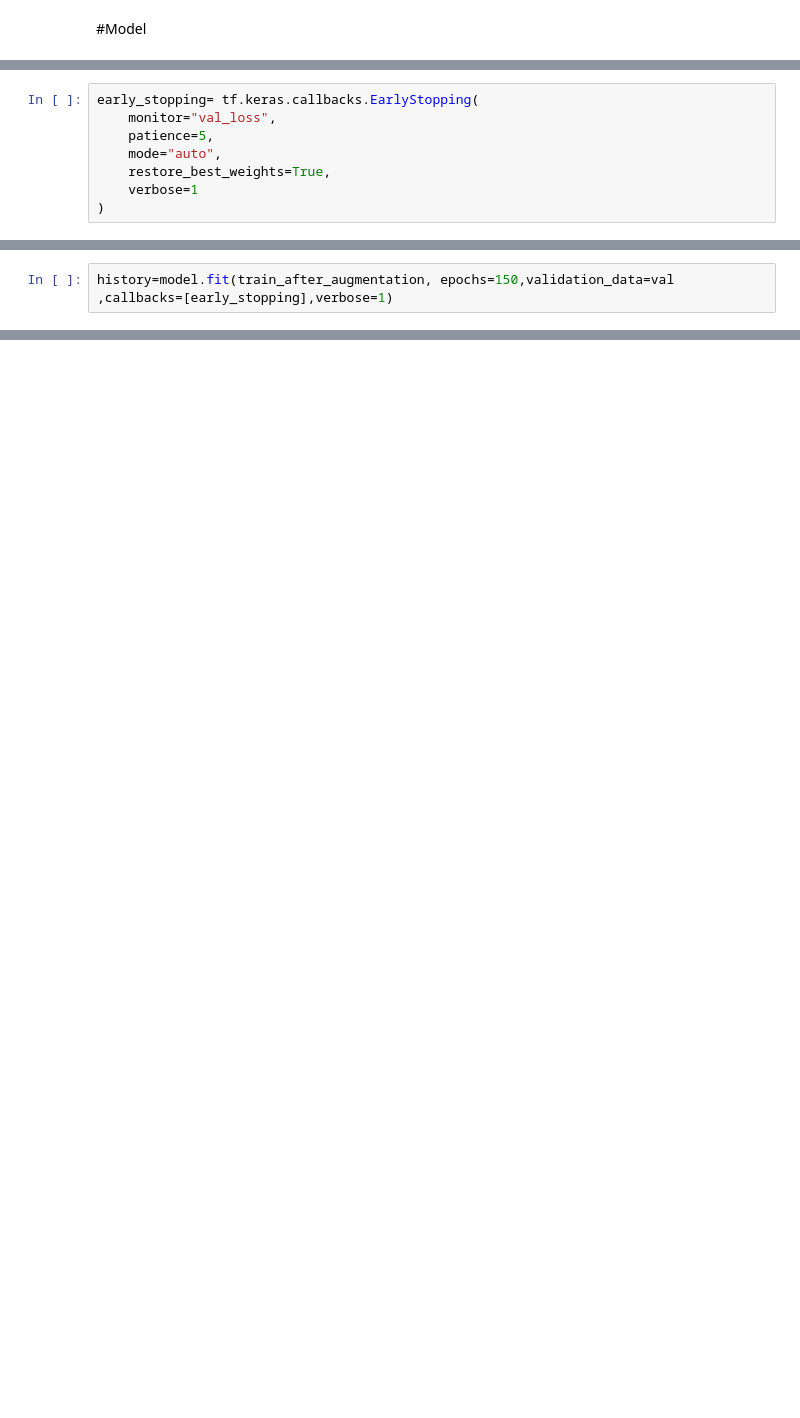
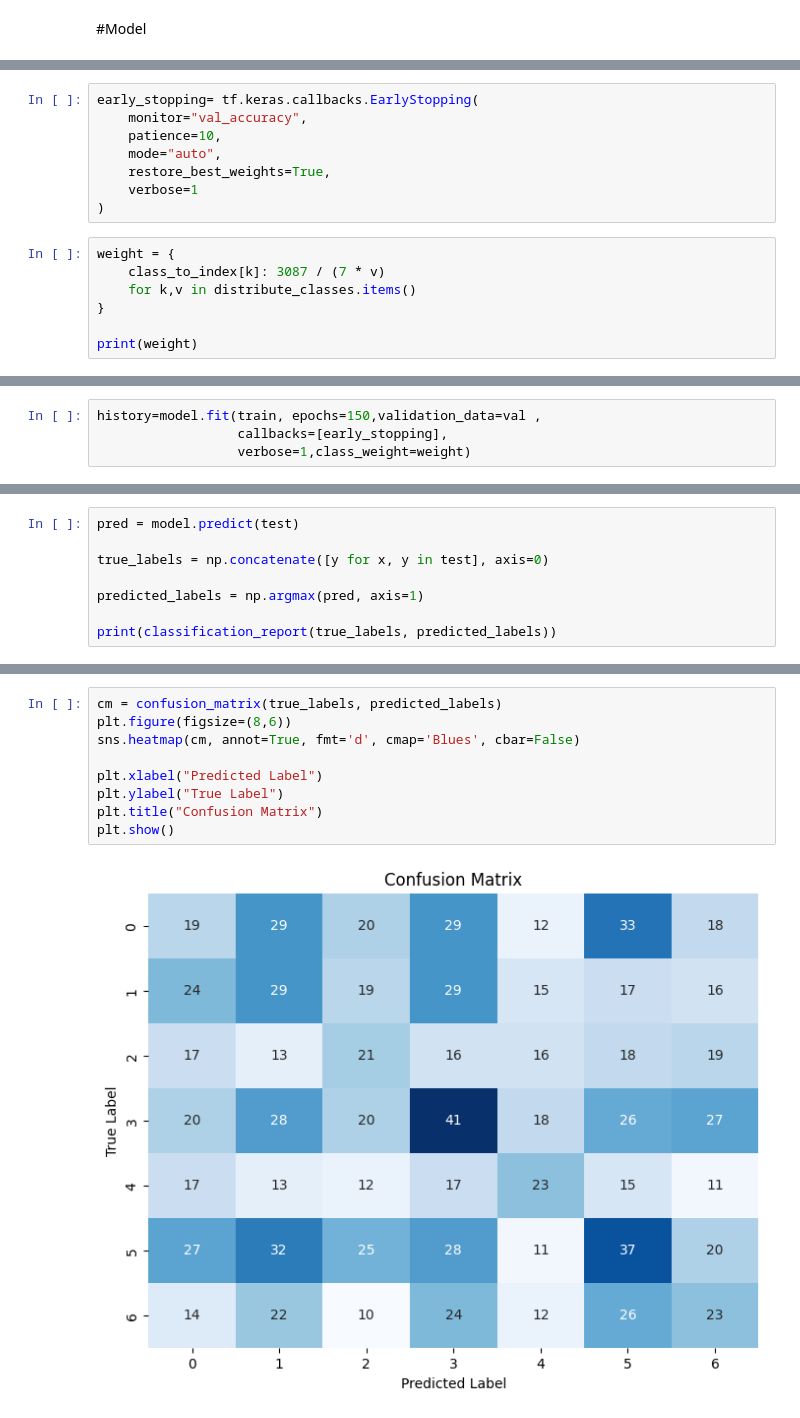
Before and after one commit to abdelrahman-7474/Teeth-Classification, a Jupyter notebook: Teeth_Classification.ipynb, the cells around one changed output, grey strips where cells are left out. Cells and saved outputs as stored; diff of their text form; blank space fills up the shorter version.

Commit message:
model with good accuarcy but f1 still low

```diff
--- a/Teeth_Classification.ipynb
+++ b/Teeth_Classification.ipynb
@@ -220,8 +241,15 @@ model.compile(optimizer='adam', loss='sparse_categorical_crossentropy', metrics=
 # %%
 early_stopping= tf.keras.callbacks.EarlyStopping(
-    monitor="val_loss",
-    patience=5,
+    monitor="val_accuracy",
+    patience=10,
     mode="auto",
     restore_best_weights=True,
     verbose=1
 )
+# %%
+weight = {
+    class_to_index[k]: 3087 / (7 * v)
+    for k,v in distribute_classes.items()
+}
+
+print(weight)
@@ -228,4 +258,6 @@ early_stopping= tf.keras.callbacks.EarlyStopping(
 # %%
-history=model.fit(train_after_augmentation, epochs=150,validation_data=val ,callbacks=[early_stopping],verbose=1)
+history=model.fit(train, epochs=150,validation_data=val ,
+                  callbacks=[early_stopping],
+                  verbose=1,class_weight=weight)
 # %% [output]
 Epoch 1/150
@@ -255,0 +288,8 @@ Loss:  1.55
+# %%
+pred = model.predict(test)
+
+true_labels = np.concatenate([y for x, y in test], axis=0)
+
+predicted_labels = np.argmax(pred, axis=1)
+
+print(classification_report(true_labels, predicted_labels))
@@ -255,0 +311,11 @@ Loss:  1.55
+# %%
+cm = confusion_matrix(true_labels, predicted_labels)
+plt.figure(figsize=(8,6))
+sns.heatmap(cm, annot=True, fmt='d', cmap='Blues', cbar=False)
+
+plt.xlabel("Predicted Label")
+plt.ylabel("True Label")
+plt.title("Confusion Matrix")
+plt.show()
+# %% [output]
+[figure, added]
```
Also changed, not shown: parts of 17 cells of this notebook.
